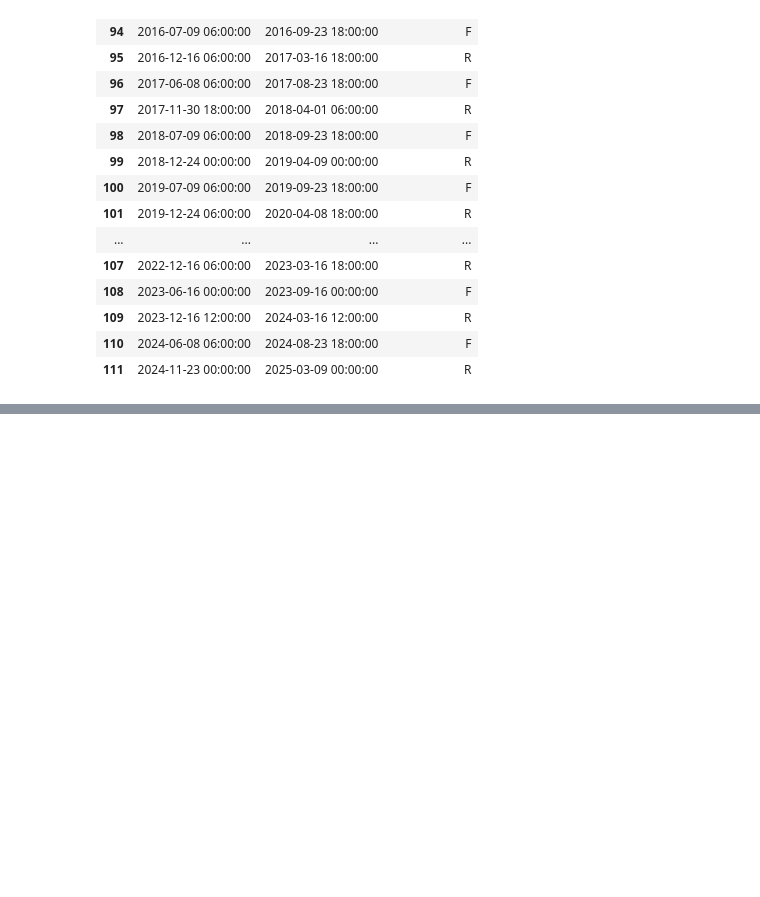
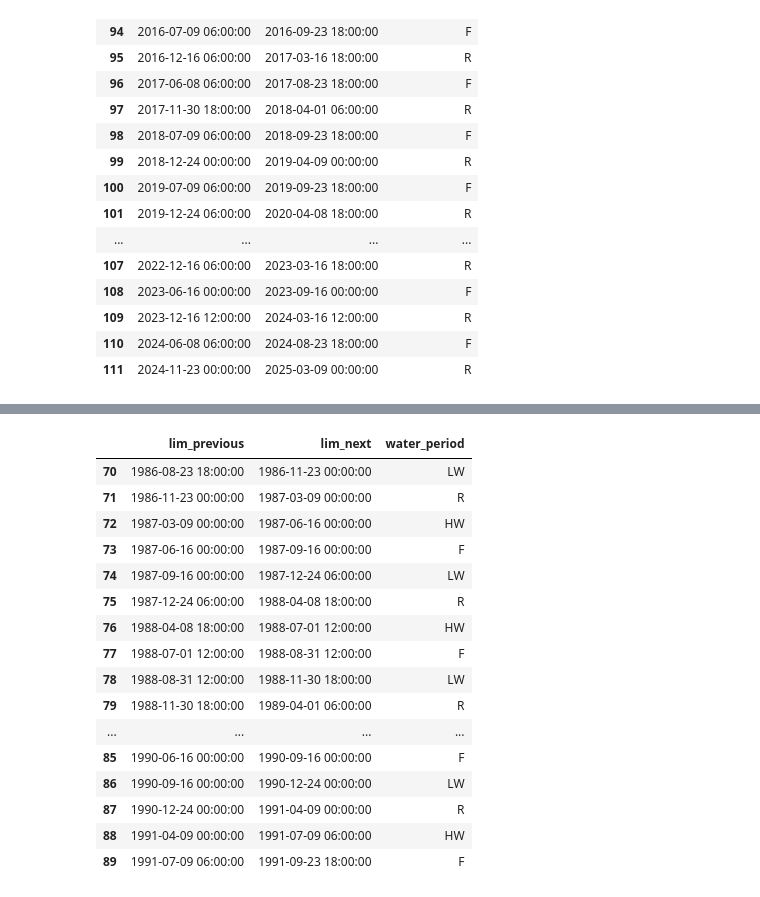
Before and after one commit to larissavaladao/time_series_curuai, a Jupyter notebook: 5. parameters_by_period/1.set_periods.ipynb, the cells around one changed output, grey strips where cells are left out. Saved outputs shown, nothing was run; the diff lists cells and outputs as text; code cells hidden in the pictures; blank space fills up the shorter version.

```diff
--- a/5. parameters_by_period/1.set_periods.ipynb
+++ b/5. parameters_by_period/1.set_periods.ipynb
@@ -287,2 +229,24 @@ critical_points
+# %%
+period_limits['lim_previous'] = pd.to_datetime(period_limits['lim_previous'])
+period_limits['lim_next'] = pd.to_datetime(period_limits['lim_next'])
+period_limits
+# %% [output]
+|  | lim_previous | lim_next | water_period |
+| 70 | 1986-08-23 18:00:00 | 1986-11-23 00:00:00 | LW |
+| 71 | 1986-11-23 00:00:00 | 1987-03-09 00:00:00 | R |
+| 72 | 1987-03-09 00:00:00 | 1987-06-16 00:00:00 | HW |
+| 73 | 1987-06-16 00:00:00 | 1987-09-16 00:00:00 | F |
+| 74 | 1987-09-16 00:00:00 | 1987-12-24 06:00:00 | LW |
+| 75 | 1987-12-24 06:00:00 | 1988-04-08 18:00:00 | R |
+| 76 | 1988-04-08 18:00:00 | 1988-07-01 12:00:00 | HW |
+| 77 | 1988-07-01 12:00:00 | 1988-08-31 12:00:00 | F |
+| 78 | 1988-08-31 12:00:00 | 1988-11-30 18:00:00 | LW |
+| 79 | 1988-11-30 18:00:00 | 1989-04-01 06:00:00 | R |
+| ... | ... | ... | ... |
+| 85 | 1990-06-16 00:00:00 | 1990-09-16 00:00:00 | F |
+| 86 | 1990-09-16 00:00:00 | 1990-12-24 00:00:00 | LW |
+| 87 | 1990-12-24 00:00:00 | 1991-04-09 00:00:00 | R |
+| 88 | 1991-04-09 00:00:00 | 1991-07-09 06:00:00 | HW |
+| 89 | 1991-07-09 06:00:00 | 1991-09-23 18:00:00 | F |
 # %%
 period_limits.to_csv(os.path.join(exp_directory, 'water_period_limits.csv'))
```
Also changed, not shown: parts of 11 cells of this notebook, 13 other files.
